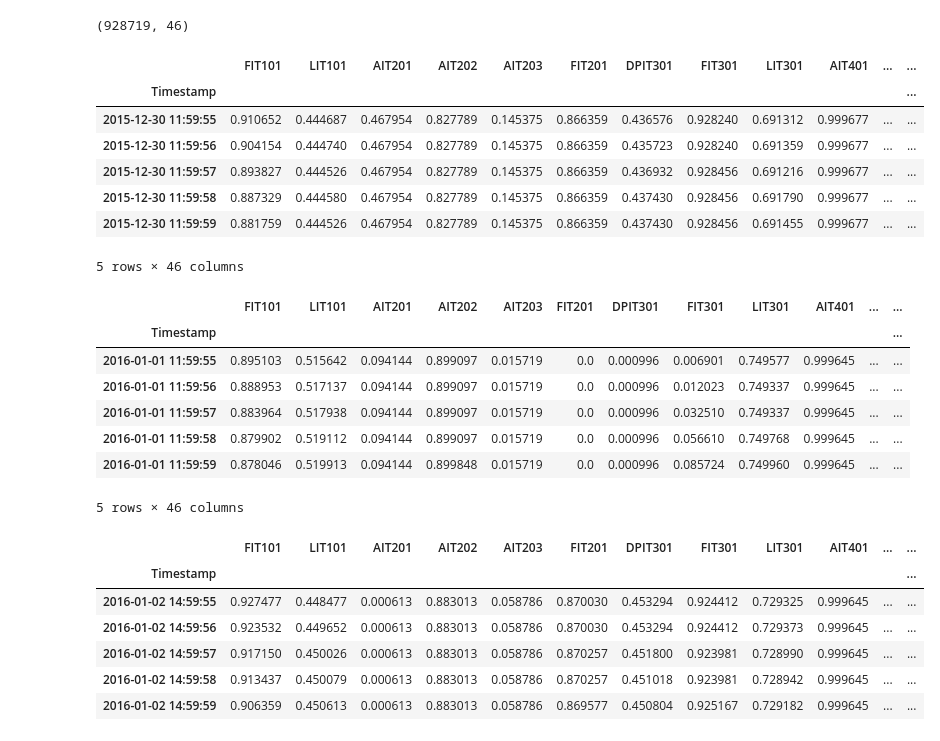
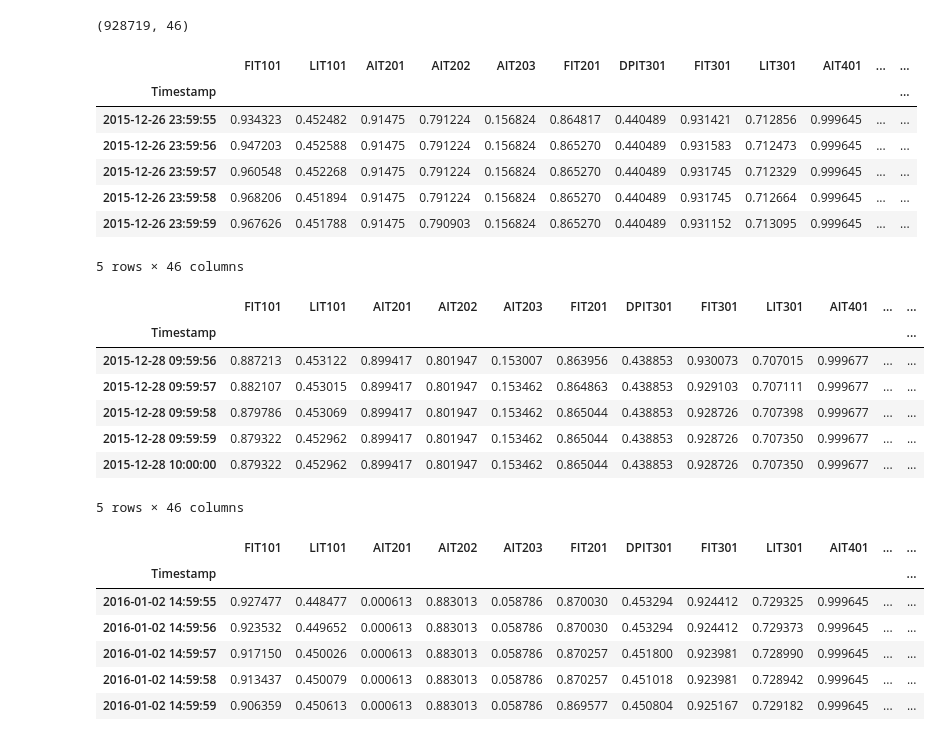
Before and after one commit to Data-Scrappers/cross-galactic-hackathon-2022, a Jupyter notebook: LSTM/main.ipynb, the cells around one changed output. Saved outputs shown, nothing was run; the diff lists cells and outputs as text; code cells hidden in the pictures.

```diff
--- a/LSTM/main.ipynb
+++ b/LSTM/main.ipynb
@@ -63,4 +63,4 @@ df.head()
 | 4 | 2015-12-22 16:00:04 | 2.424815 | 259.8925 | 2 | 2 | 1 | 244.4245 | 8.19008 | 306.101 | 2.466536 | ... | ... |
 5 rows × 53 columns
 # %%
-df.dropna()
+df.dropna(inplace=True)
@@ -220,29 +206,35 @@ normalized_df.shape
 # %% [output]
 (928719, 46)
 # %%
-train_start, train_end = '2015-12-27', '2015-12-30 11:59:59'
+# For Attack prediction:
+# train_start, train_end = '2015-12-27', '2015-12-30 11:59:59'
+# For Signal prediction:
+train_start, train_end = '2015-12-23', '2015-12-26'
 train_df = normalized_df.loc[train_start:train_end]
 train_df.tail()
 # %% [output]
 |  | FIT101 | LIT101 | AIT201 | AIT202 | AIT203 | FIT201 | DPIT301 | FIT301 | LIT301 | AIT401 | ... | ... |
 | Timestamp |  |  |  |  |  |  |  |  |  |  |  | ... |
-| 2015-12-30 11:59:55 | 0.910652 | 0.444687 | 0.467954 | 0.827789 | 0.145375 | 0.866359 | 0.436576 | 0.928240 | 0.691312 | 0.999677 | ... | ... |
-| 2015-12-30 11:59:56 | 0.904154 | 0.444740 | 0.467954 | 0.827789 | 0.145375 | 0.866359 | 0.435723 | 0.928240 | 0.691359 | 0.999677 | ... | ... |
-| 2015-12-30 11:59:57 | 0.893827 | 0.444526 | 0.467954 | 0.827789 | 0.145375 | 0.866359 | 0.436932 | 0.928456 | 0.691216 | 0.999677 | ... | ... |
-| 2015-12-30 11:59:58 | 0.887329 | 0.444580 | 0.467954 | 0.827789 | 0.145375 | 0.866359 | 0.437430 | 0.928456 | 0.691790 | 0.999677 | ... | ... |
-| 2015-12-30 11:59:59 | 0.881759 | 0.444526 | 0.467954 | 0.827789 | 0.145375 | 0.866359 | 0.437430 | 0.928456 | 0.691455 | 0.999677 | ... | ... |
+| 2015-12-26 23:59:55 | 0.934323 | 0.452482 | 0.91475 | 0.791224 | 0.156824 | 0.864817 | 0.440489 | 0.931421 | 0.712856 | 0.999645 | ... | ... |
+| 2015-12-26 23:59:56 | 0.947203 | 0.452588 | 0.91475 | 0.791224 | 0.156824 | 0.865270 | 0.440489 | 0.931583 | 0.712473 | 0.999645 | ... | ... |
+| 2015-12-26 23:59:57 | 0.960548 | 0.452268 | 0.91475 | 0.791224 | 0.156824 | 0.865270 | 0.440489 | 0.931745 | 0.712329 | 0.999645 | ... | ... |
+| 2015-12-26 23:59:58 | 0.968206 | 0.451894 | 0.91475 | 0.791224 | 0.156824 | 0.865270 | 0.440489 | 0.931745 | 0.712664 | 0.999645 | ... | ... |
+| 2015-12-26 23:59:59 | 0.967626 | 0.451788 | 0.91475 | 0.790903 | 0.156824 | 0.865270 | 0.440489 | 0.931152 | 0.713095 | 0.999645 | ... | ... |
 5 rows × 46 columns
 # %%
-validation_start, validation_end = '2015-12-30 12:00:00', '2016-1-1 11:59:59'
+# For Attack prediction:
+# validation_start, validation_end = '2015-12-30 12:00:00', '2016-1-1 11:59:59'
+# For Signal prediction:
+validation_start, validation_end = '2015-12-27', '2015-12-28 10:00:00'
 validation_df = normalized_df.loc[validation_start:validation_end]
 validation_df.tail()
 # %% [output]
 |  | FIT101 | LIT101 | AIT201 | AIT202 | AIT203 | FIT201 | DPIT301 | FIT301 | LIT301 | AIT401 | ... | ... |
 | Timestamp |  |  |  |  |  |  |  |  |  |  |  | ... |
-| 2016-01-01 11:59:55 | 0.895103 | 0.515642 | 0.094144 | 0.899097 | 0.015719 | 0.0 | 0.000996 | 0.006901 | 0.749577 | 0.999645 | ... | ... |
-| 2016-01-01 11:59:56 | 0.888953 | 0.517137 | 0.094144 | 0.899097 | 0.015719 | 0.0 | 0.000996 | 0.012023 | 0.749337 | 0.999645 | ... | ... |
-| 2016-01-01 11:59:57 | 0.883964 | 0.517938 | 0.094144 | 0.899097 | 0.015719 | 0.0 | 0.000996 | 0.032510 | 0.749337 | 0.999645 | ... | ... |
-| 2016-01-01 11:59:58 | 0.879902 | 0.519112 | 0.094144 | 0.899097 | 0.015719 | 0.0 | 0.000996 | 0.056610 | 0.749768 | 0.999645 | ... | ... |
-| 2016-01-01 11:59:59 | 0.878046 | 0.519913 | 0.094144 | 0.899848 | 0.015719 | 0.0 | 0.000996 | 0.085724 | 0.749960 | 0.999645 | ... | ... |
+| 2015-12-28 09:59:56 | 0.887213 | 0.453122 | 0.899417 | 0.801947 | 0.153007 | 0.863956 | 0.438853 | 0.930073 | 0.707015 | 0.999677 | ... | ... |
+| 2015-12-28 09:59:57 | 0.882107 | 0.453015 | 0.899417 | 0.801947 | 0.153462 | 0.864863 | 0.438853 | 0.929103 | 0.707111 | 0.999677 | ... | ... |
+| 2015-12-28 09:59:58 | 0.879786 | 0.453069 | 0.899417 | 0.801947 | 0.153462 | 0.865044 | 0.438853 | 0.928726 | 0.707398 | 0.999677 | ... | ... |
+| 2015-12-28 09:59:59 | 0.879322 | 0.452962 | 0.899417 | 0.801947 | 0.153462 | 0.865044 | 0.438853 | 0.928726 | 0.707350 | 0.999677 | ... | ... |
+| 2015-12-28 10:00:00 | 0.879322 | 0.452962 | 0.899417 | 0.801947 | 0.153462 | 0.865044 | 0.438853 | 0.928726 | 0.707350 | 0.999677 | ... | ... |
 5 rows × 46 columns
 # %%
```
Also changed, not shown: parts of 21 cells of this notebook, 1 other file.
